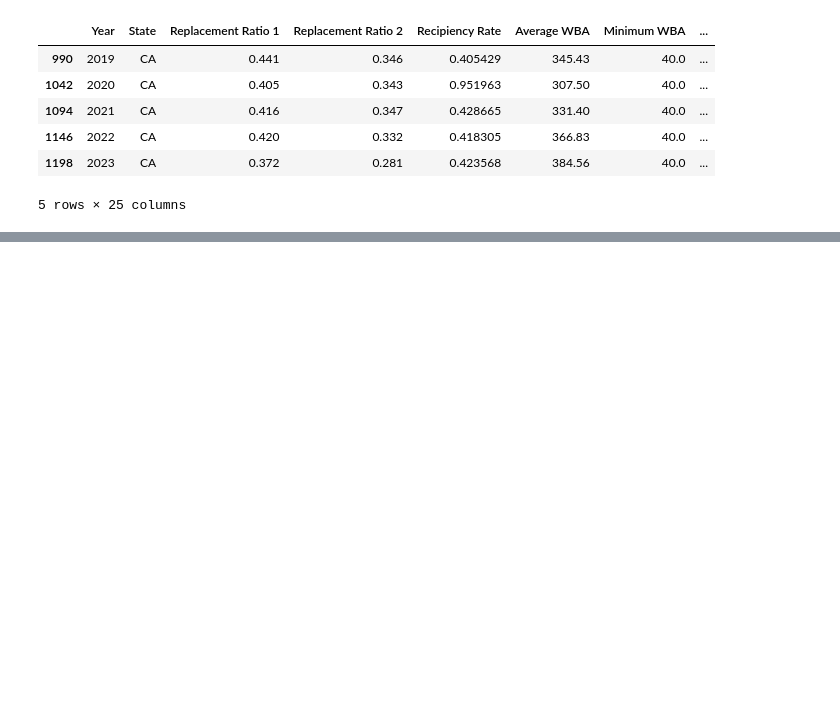
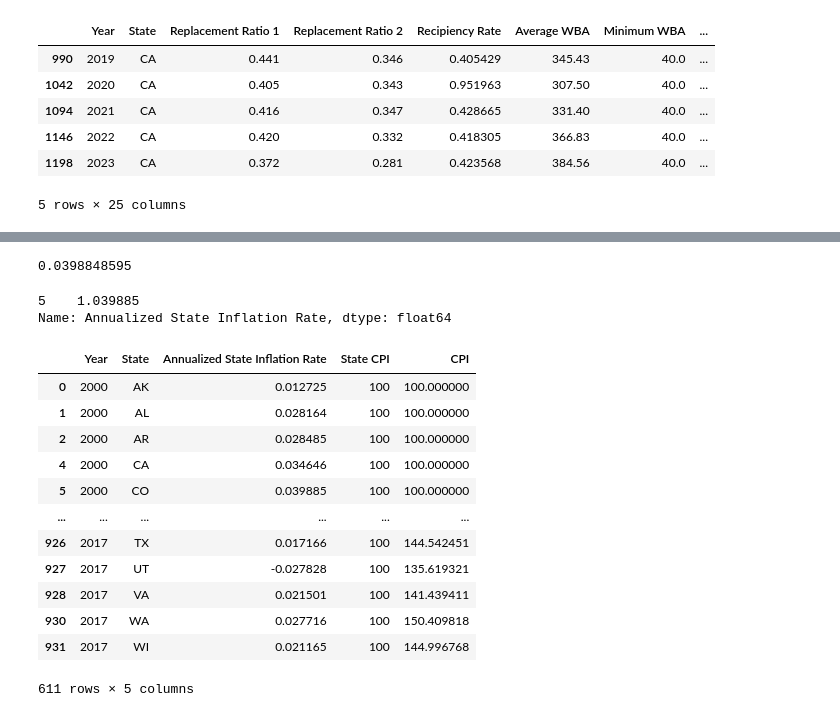
Before and after one commit to kguo12/UI-Inflation, a Jupyter notebook: UI data cleaning.ipynb, the cells around one changed output, grey strips where cells are left out. Cells and saved outputs as stored; diff of their text form; code cells hidden in the pictures; blank space fills up the shorter version.

```diff
--- a/UI data cleaning.ipynb
+++ b/UI data cleaning.ipynb
@@ -703,0 +781,9 @@ master.to_csv("master.csv", index=False)
+# %%
+state_inflations[(state_inflations['Year'] == 2000) & (state_inflations['State'] == "CO")]['Annualized State Inflation Rate'].iloc[0]
+# %% [output]
+0.0398848595
+# %%
+year_inflation
+# %% [output]
+5    1.039885
+Name: Annualized State Inflation Rate, dtype: float64
@@ -703,0 +803,17 @@ master.to_csv("master.csv", index=False)
+# %%
+state_inflations['CPI'] = state_inflations.apply(lambda row: calc_state_cpis(row, state_inflations), axis=1)
+state_inflations
+# %% [output]
+|  | Year | State | Annualized State Inflation Rate | State CPI | CPI |
+| 0 | 2000 | AK | 0.012725 | 100 | 100.000000 |
+| 1 | 2000 | AL | 0.028164 | 100 | 100.000000 |
+| 2 | 2000 | AR | 0.028485 | 100 | 100.000000 |
+| 4 | 2000 | CA | 0.034646 | 100 | 100.000000 |
+| 5 | 2000 | CO | 0.039885 | 100 | 100.000000 |
+| ... | ... | ... | ... | ... | ... |
+| 926 | 2017 | TX | 0.017166 | 100 | 144.542451 |
+| 927 | 2017 | UT | -0.027828 | 100 | 135.619321 |
+| 928 | 2017 | VA | 0.021501 | 100 | 141.439411 |
+| 930 | 2017 | WA | 0.027716 | 100 | 150.409818 |
+| 931 | 2017 | WI | 0.021165 | 100 | 144.996768 |
+611 rows × 5 columns
```
Also changed, not shown: parts of 13 cells of this notebook, 3 other files.
